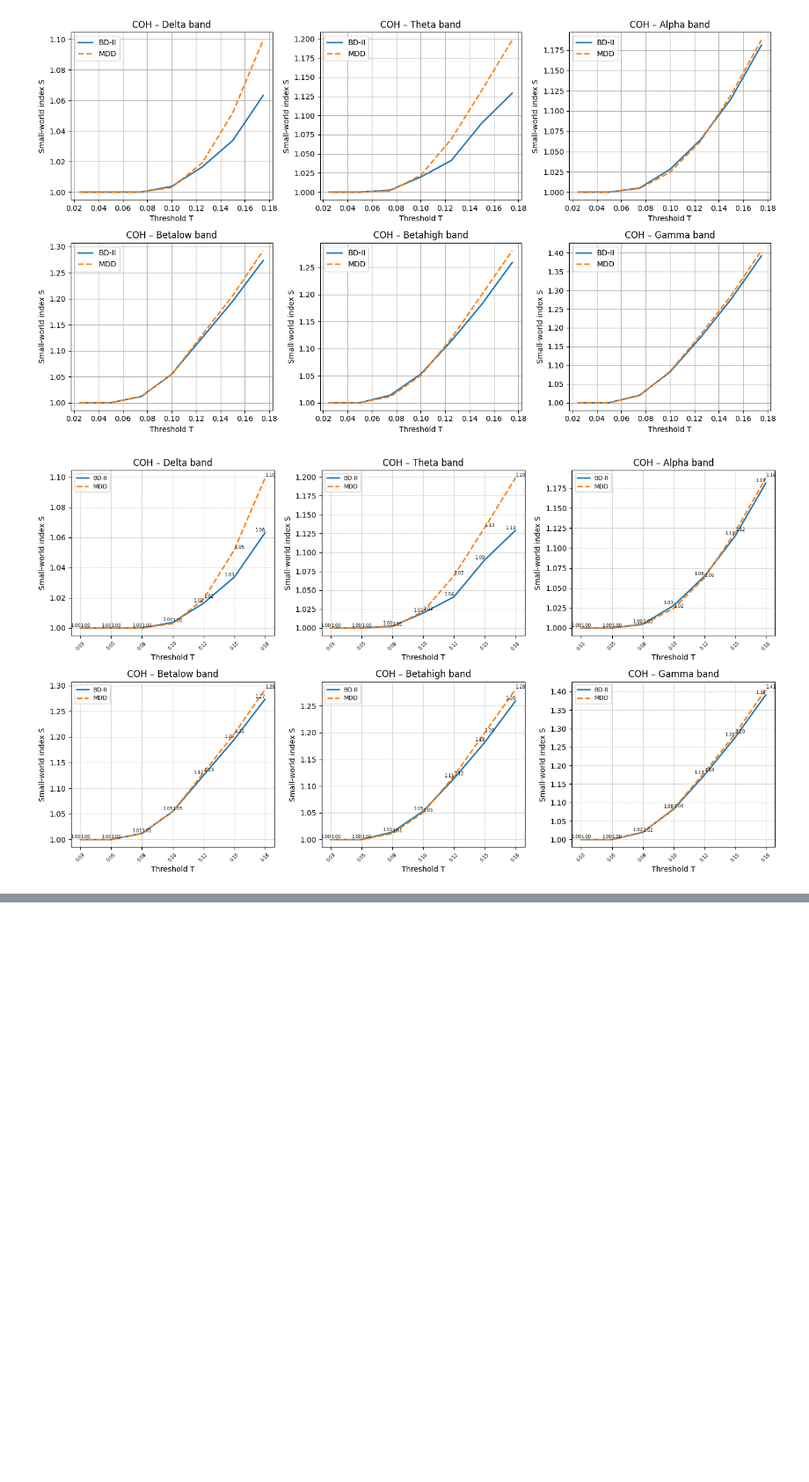
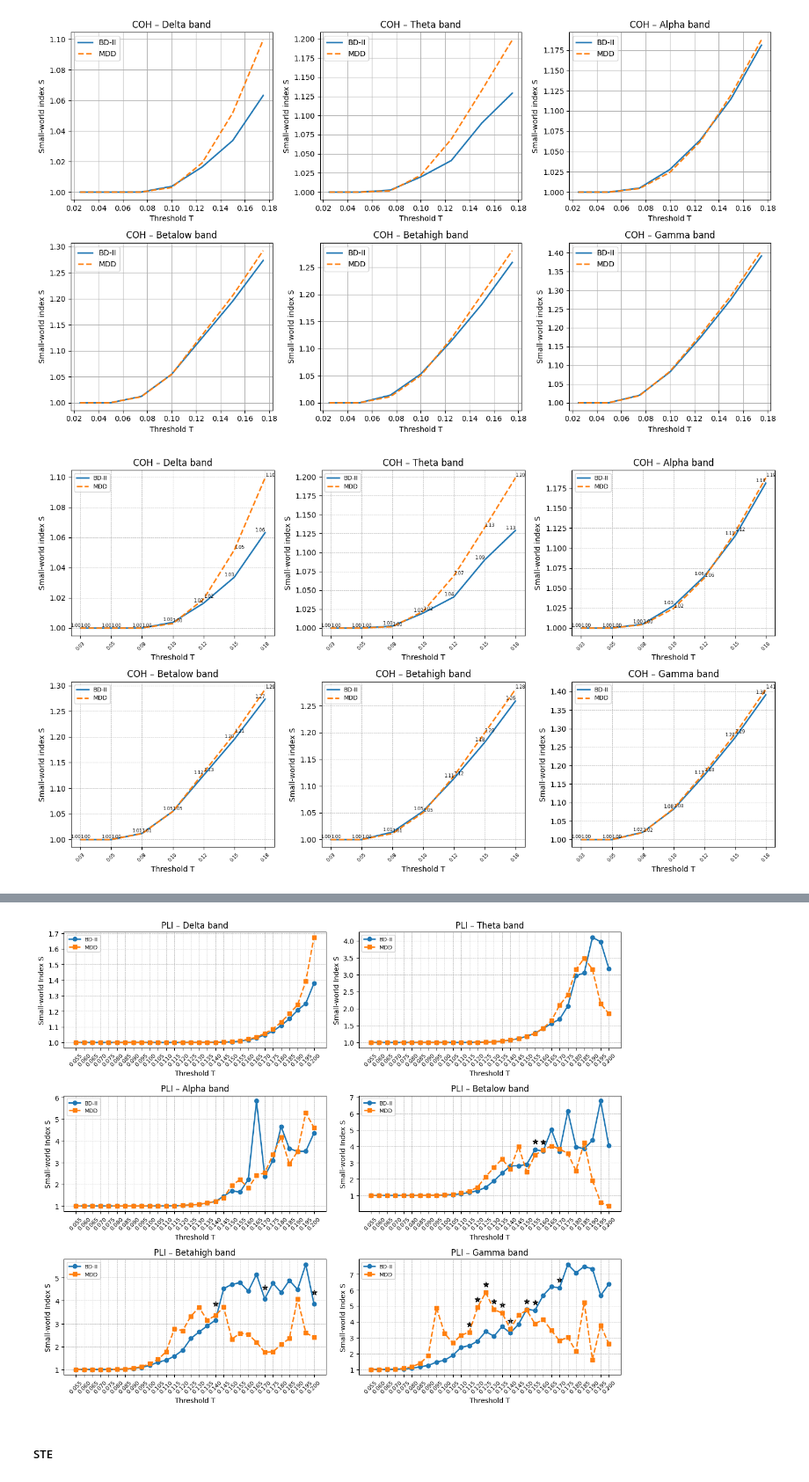
Before and after one commit to well50504/NYCU-thesis, a Jupyter notebook: src_FA/svalue.ipynb, the cells around one changed output, grey strips where cells are left out. Shown at 88% size. Cells and saved outputs as stored; diff of their text form; code cells hidden in the pictures; blank space fills up the shorter version.

```diff
--- a/src_FA/svalue.ipynb
+++ b/src_FA/svalue.ipynb
@@ -700,0 +483,75 @@ plt.show()
+# %%
+### save metrics
+with open("../result_FA/svalue/PLI/metrics_BD.pkl", 'wb') as f:
+    pickle.dump(metrics_BD, f)
+with open("../result_FA/svalue/PLI/metrics_MDD.pkl", 'wb') as f:
+    pickle.dump(metrics_MDD, f)
+# %%
+### load metrics
+with open("../result_FA/svalue/PLI/metrics_BD.pkl", 'rb') as f:
+    metrics_BD = pickle.load(f)
+with open("../result_FA/svalue/PLI/metrics_MDD.pkl", 'rb') as f:
+    metrics_MDD = pickle.load(f)
+# %%
+summary = {band: {} for band in freqs}
+signif  = {band: [] for band in freqs}
+
+for band in freqs:
+    for T in thresholds:
+        mb = metrics_BD[band][T]
+        mm = metrics_MDD[band][T]
+        if not mb['S'] or not mm['S']:
+            summary[band][T] = None
+            signif[band].append(False)
+            continue
+
+        # 平均值
+        mS_b = np.mean(mb['S'])
+        mS_m = np.mean(mm['S'])
+
+        # t 檢定
+        stat, p = ttest_ind(mb['S'], mm['S'], equal_var=False)
+        flag = (p < 0.05)
+        signif[band].append(flag)
+
+        summary[band][T] = {
+            'mean_S_BD':  mS_b,
+            'mean_S_MDD': mS_m,
+            't_stat':     stat,
+            'p_val':      p
+        }
+
+# plot
+fig, axes = plt.subplots(3, 2, figsize=(12, 10))
+axes = axes.flatten()
+
+for ax, band in zip(axes, freqs):
+    x    = thresholds[10:40]
+    y_bd = [summary[band][T]['mean_S_BD']  if summary[band][T] else np.nan for T in x]
+    y_mdd = [summary[band][T]['mean_S_MDD'] if summary[band][T] else np.nan for T in x]
+    sigs = signif[band]
+
+    ax.plot(x, y_bd,  label='BD-II', linewidth=2, marker='o')
+    ax.plot(x, y_mdd, linestyle='--', label='MDD', linewidth=2, marker='s')
+
+    # 標示顯著點
+    for xi, bd_i, mdd_i, sig in zip(x, y_bd, y_mdd, sigs):
+        if sig:
+            y_star = max(bd_i, mdd_i) + 0.5
+            ax.scatter(xi, y_star, marker='*', color='black', s=60)
+
+    ax.set_xticks(x)
+    ax.set_xticklabels([f"{t:.3f}" for t in x], rotation=45, fontsize=8)
+    ax.grid(True, which='major', linestyle='--', linewidth=0.5)
+
+    ax.set_title(f'PLI – {band.capitalize()} band')
+    ax.set_xlabel('Threshold T')
+    ax.set_ylabel('Small-world Index S')
+    ax.legend(fontsize=8)
+
+plt.tight_layout()
+plt.show()
+# %% [output]
+[figure, added]
+# %% [markdown]
+##### STE
```
Also changed, not shown: parts of 18 cells of this notebook, 7 other files.
